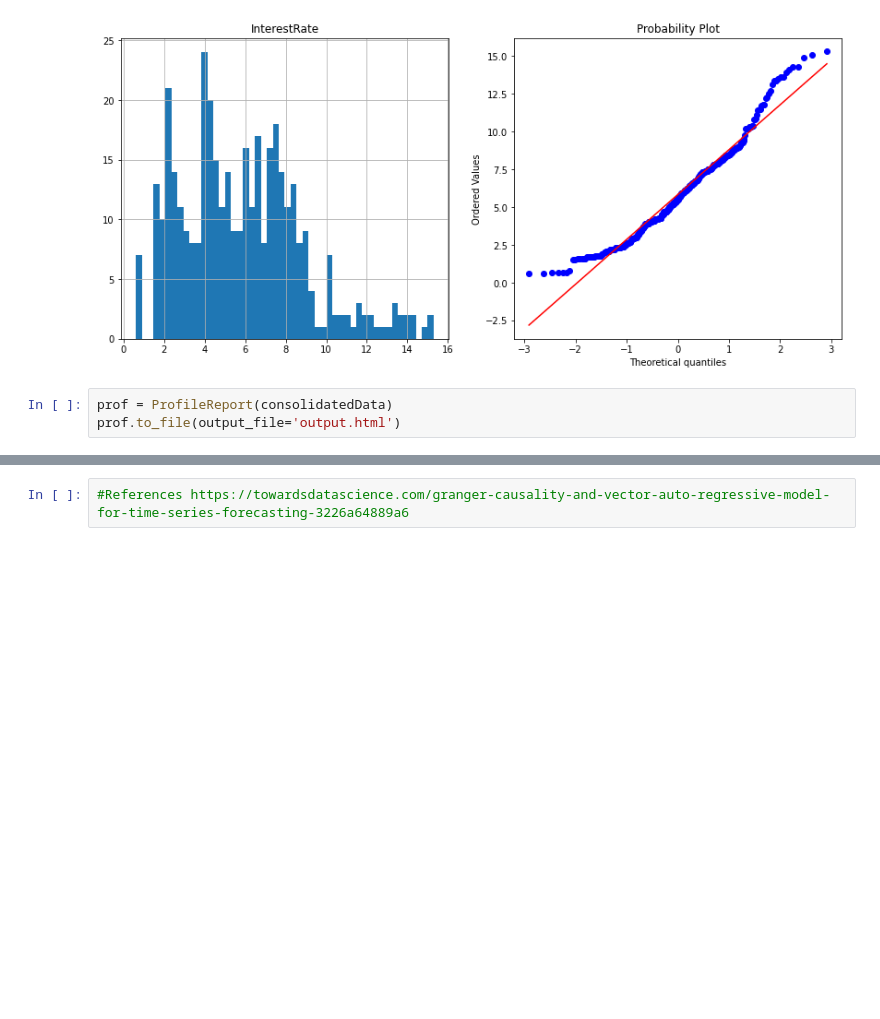
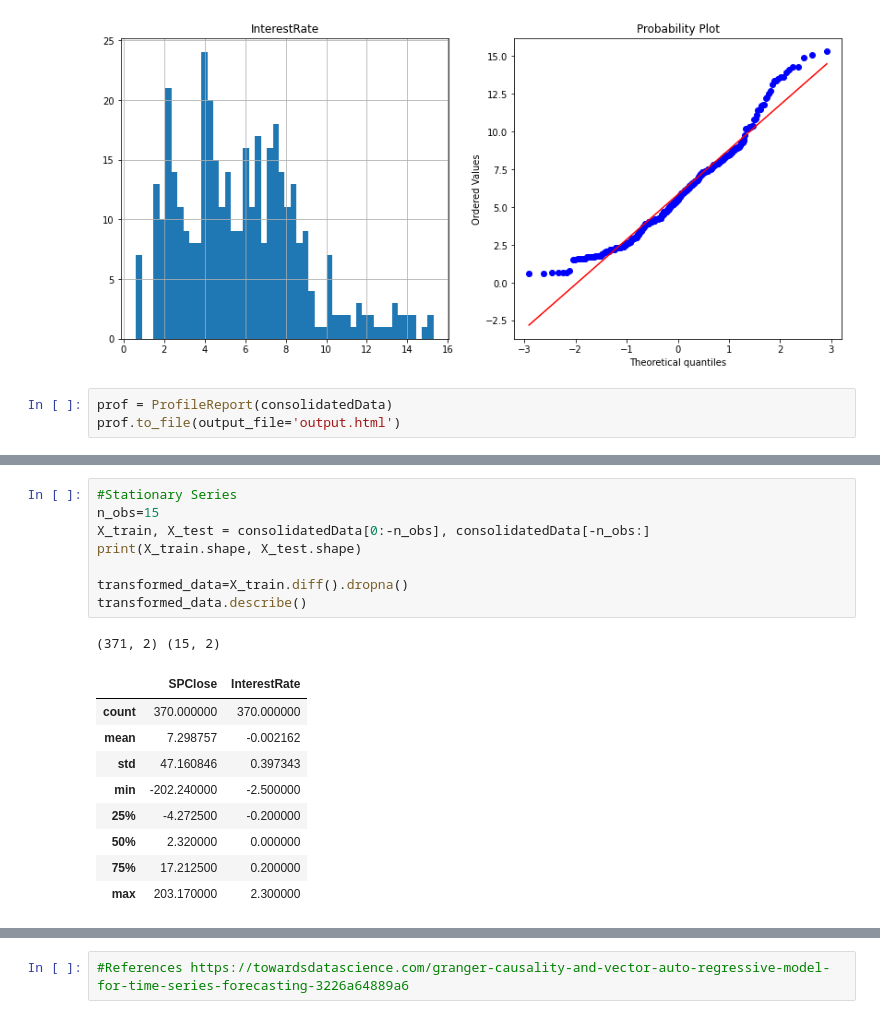
Before and after one commit to sosulliv/scrapyProject, a Jupyter notebook: interestratev2.ipynb, the cells around one changed output, grey strips where cells are left out. Drawn from its saved outputs; the diff is of its cells as text; blank space fills up the shorter version.

```diff
--- a/interestratev2.ipynb
+++ b/interestratev2.ipynb
@@ -226,2 +250,21 @@ prof.to_file(output_file='output.html')
+# %%
+#Stationary Series
+n_obs=15
+X_train, X_test = consolidatedData[0:-n_obs], consolidatedData[-n_obs:]
+print(X_train.shape, X_test.shape)
+
+transformed_data=X_train.diff().dropna()
+transformed_data.describe()
+# %% [output]
+(371, 2) (15, 2)
+|  | SPClose | InterestRate |
+| count | 370.000000 | 370.000000 |
+| mean | 7.298757 | -0.002162 |
+| std | 47.160846 | 0.397343 |
+| min | -202.240000 | -2.500000 |
+| 25% | -4.272500 | -0.200000 |
+| 50% | 2.320000 | 0.000000 |
+| 75% | 17.212500 | 0.200000 |
+| max | 203.170000 | 2.300000 |
 # %%
 print('Augmented Dickey-Fuller Test: Interest_rate Time Series')
```
Also changed, not shown: parts of 3 cells of this notebook.
